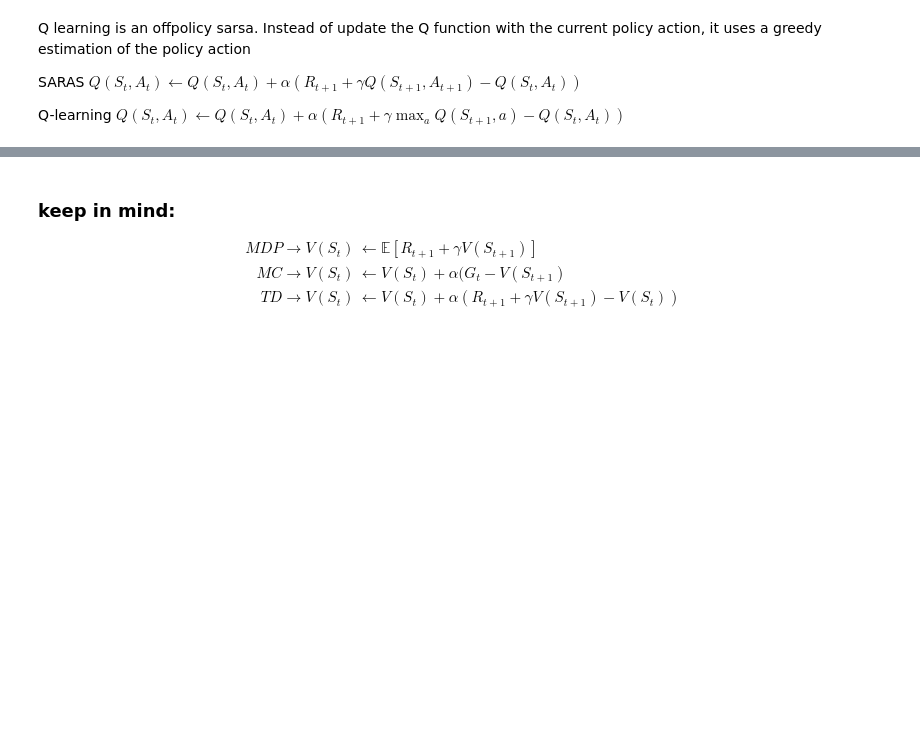
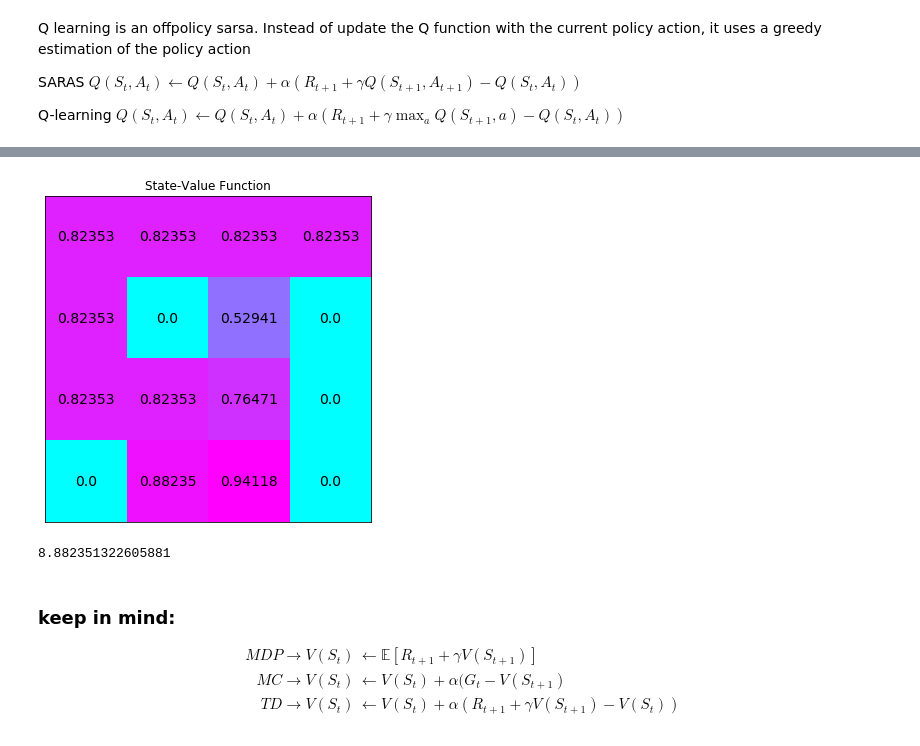
Before and after one commit to racousin/rl_introduction, a Jupyter notebook: notebooks/III) Temporal-Difference.ipynb, the cells around one changed output, grey strips where cells are left out. Cells and saved outputs as stored; diff of their text form; code cells hidden in the pictures; blank space fills up the shorter version.

```diff
--- a/notebooks/III) Temporal-Difference.ipynb
+++ b/notebooks/III) Temporal-Difference.ipynb
@@ -412 +544,8 @@ V.sum()
+# %%
+policy_best, V_best = value_iteration(env)
+plot_values_lake(V_best)
+V_best.sum()
+# %% [output]
+[figure, added]
+8.882351322605881
 # %%
```
Also changed, not shown: parts of 45 cells of this notebook, 5 other files.
